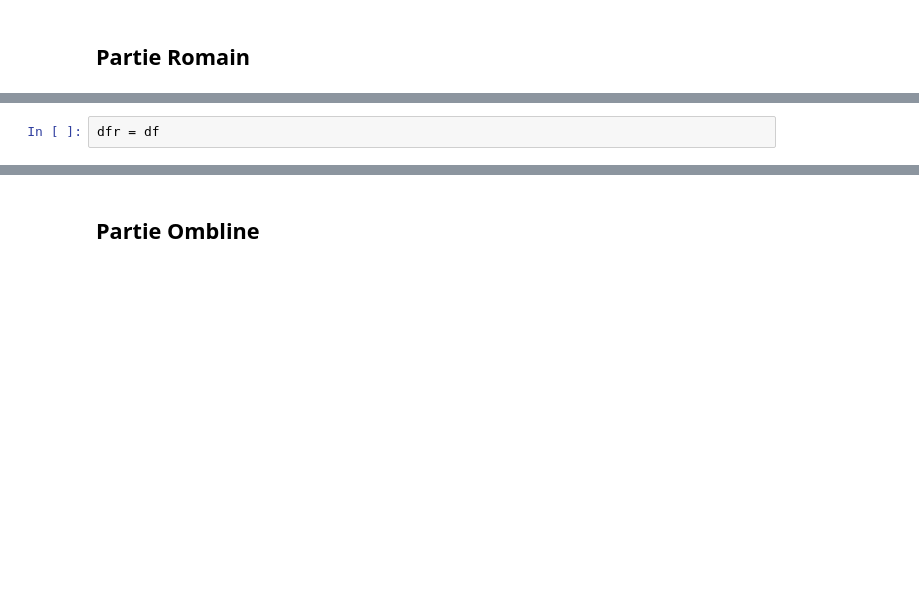
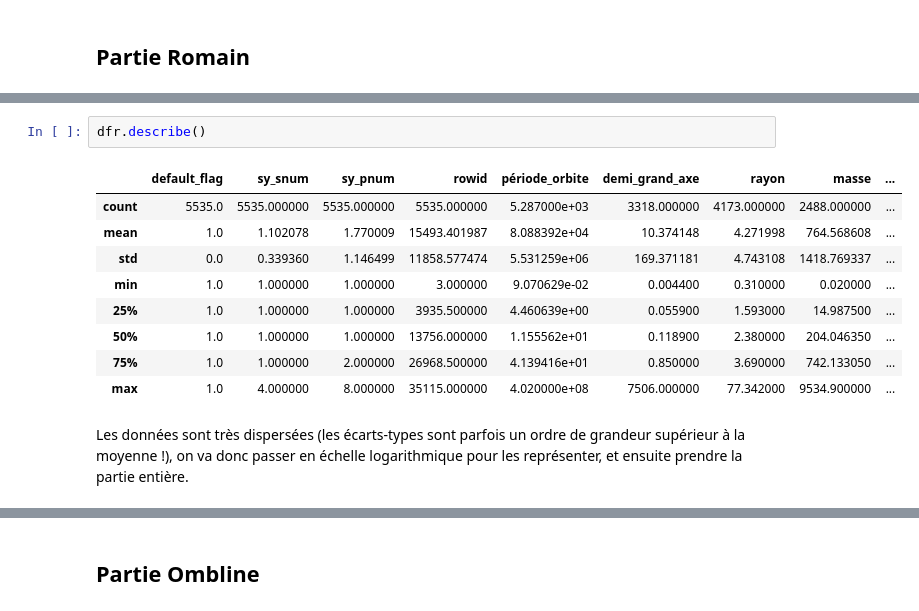
Before and after one commit to camilleprig/pe-hackathon, a Jupyter notebook: code.ipynb, the cells around one changed output, grey strips where cells are left out. Cells and saved outputs as stored; diff of their text form; blank space fills up the shorter version.

Commit message:
analyse des données

```diff
--- a/code.ipynb
+++ b/code.ipynb
@@ -18,2 +27,14 @@ dfl = df
 # %%
-dfr = df
+dfr.describe()
+# %% [output]
+|  | default_flag | sy_snum | sy_pnum | rowid | période_orbite | demi_grand_axe | rayon | masse | ... |
+| count | 5535.0 | 5535.000000 | 5535.000000 | 5535.000000 | 5.287000e+03 | 3318.000000 | 4173.000000 | 2488.000000 | ... |
+| mean | 1.0 | 1.102078 | 1.770009 | 15493.401987 | 8.088392e+04 | 10.374148 | 4.271998 | 764.568608 | ... |
+| std | 0.0 | 0.339360 | 1.146499 | 11858.577474 | 5.531259e+06 | 169.371181 | 4.743108 | 1418.769337 | ... |
+| min | 1.0 | 1.000000 | 1.000000 | 3.000000 | 9.070629e-02 | 0.004400 | 0.310000 | 0.020000 | ... |
+| 25% | 1.0 | 1.000000 | 1.000000 | 3935.500000 | 4.460639e+00 | 0.055900 | 1.593000 | 14.987500 | ... |
+| 50% | 1.0 | 1.000000 | 1.000000 | 13756.000000 | 1.155562e+01 | 0.118900 | 2.380000 | 204.046350 | ... |
+| 75% | 1.0 | 1.000000 | 2.000000 | 26968.500000 | 4.139416e+01 | 0.850000 | 3.690000 | 742.133050 | ... |
+| max | 1.0 | 4.000000 | 8.000000 | 35115.000000 | 4.020000e+08 | 7506.000000 | 77.342000 | 9534.900000 | ... |
+# %% [markdown]
+Les données sont très dispersées (les écarts-types sont parfois un ordre de grandeur supérieur à la moyenne !), on va donc passer en échelle logarithmique pour les représenter, et ensuite prendre la partie entière.
```
Also changed, not shown: parts of 6 cells of this notebook, 1 other file.
